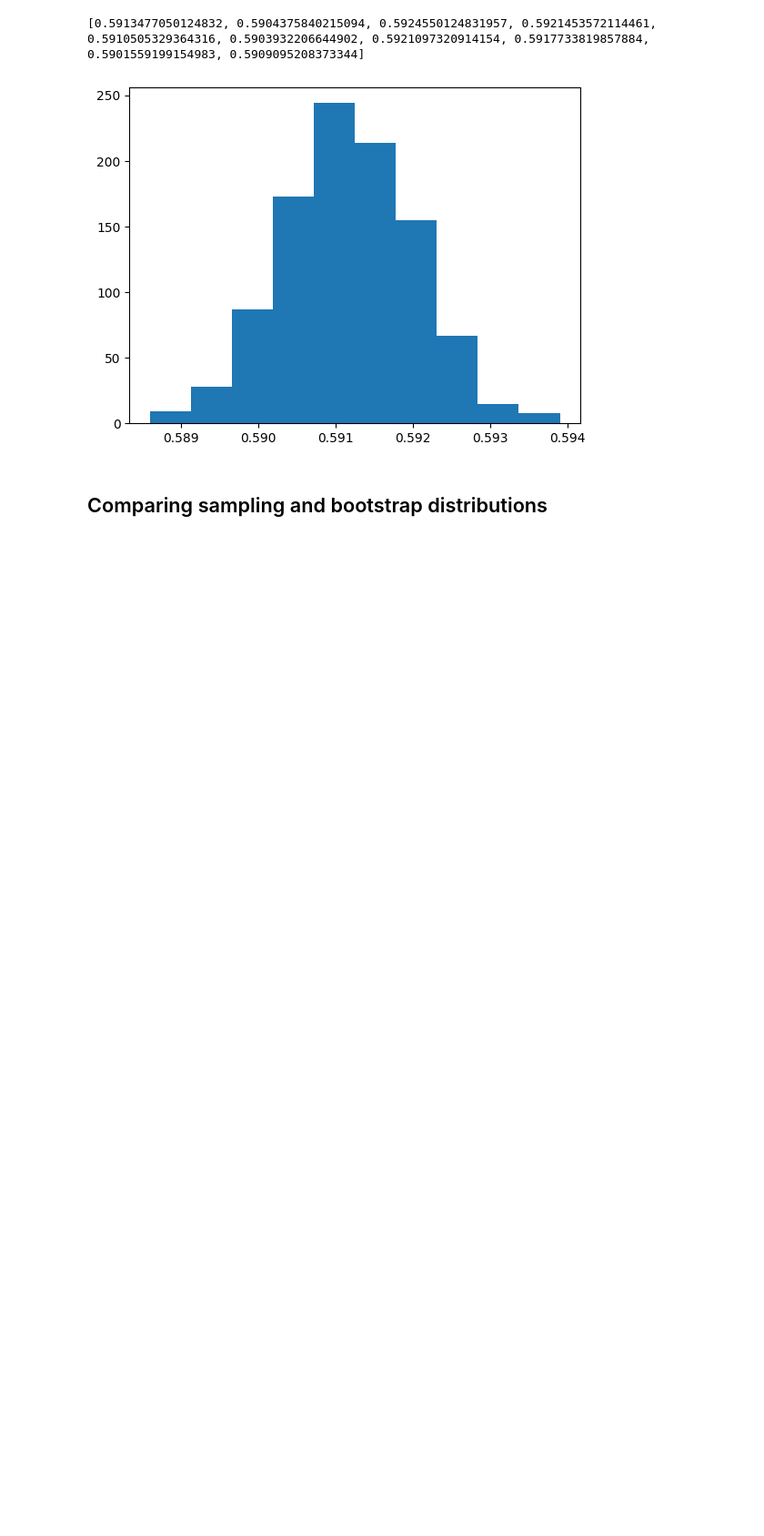
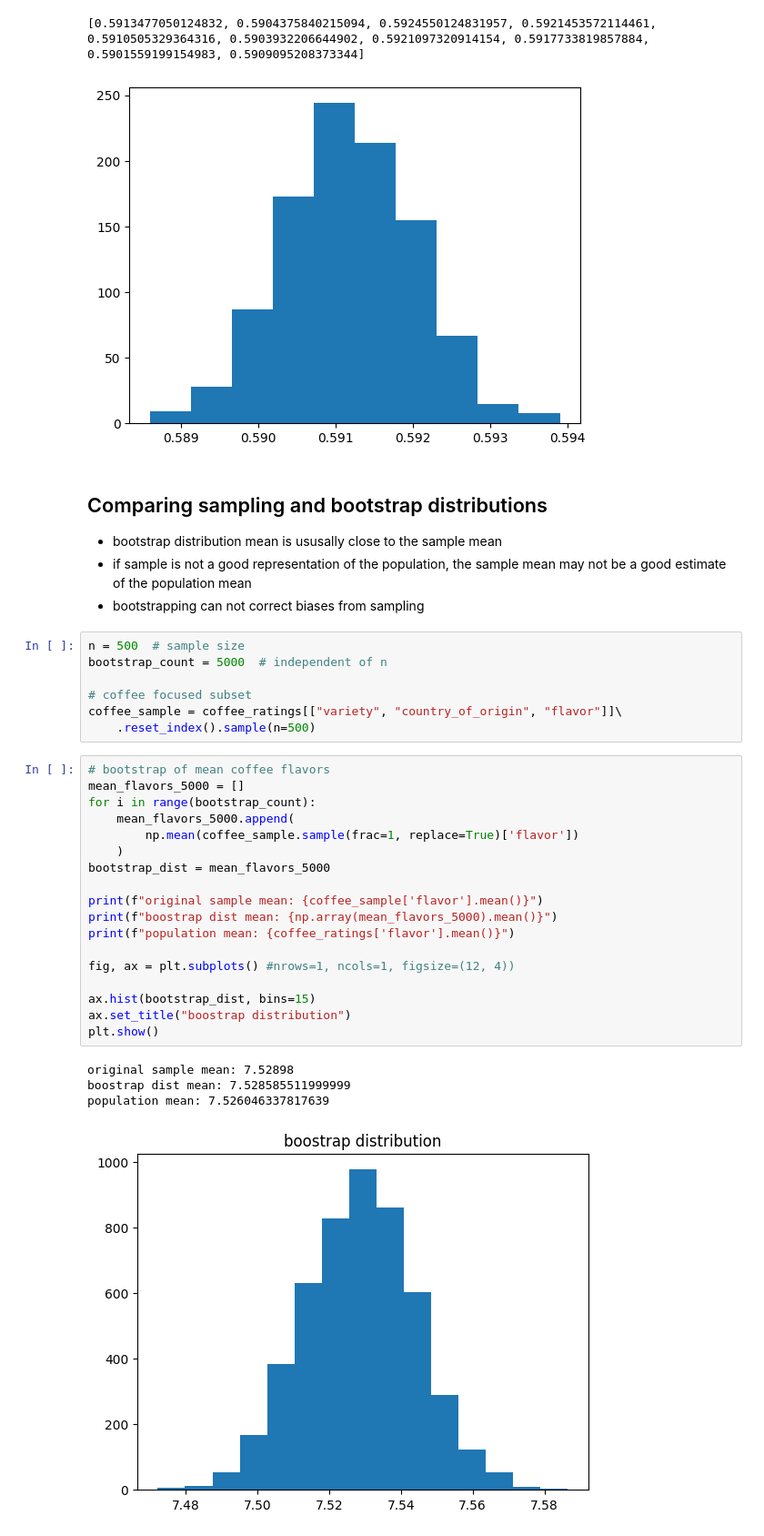
Before and after one commit to MichaelSzczepaniak/DataCamp, a Jupyter notebook: Tracks/Associate Data Scientist/28 Sampling in Python/SamplingInPython.ipynb, the cells around one changed output. Shown: that part at 91% size. Saved outputs shown, nothing was run; the diff lists cells and outputs as text; blank space fills up the shorter version.

Commit message:
add last section on conf ints, complete sampling course, start hypothesis testing and add initial data sets

```diff
--- a/Tracks/Associate Data Scientist/28 Sampling in Python/SamplingInPython.ipynb
+++ b/Tracks/Associate Data Scientist/28 Sampling in Python/SamplingInPython.ipynb
@@ -1134,3 +1134,37 @@ plt.show()
 [figure]
 # %% [markdown]
 ## Comparing sampling and bootstrap distributions
+
++ bootstrap distribution mean is ususally close to the sample mean
++ if sample is not a good representation of the population, the sample mean may not be a good estimate of the population mean
++ bootstrapping can not correct biases from sampling
+# %%
+n = 500  # sample size
+bootstrap_count = 5000  # independent of n
+
+# coffee focused subset
+coffee_sample = coffee_ratings[["variety", "country_of_origin", "flavor"]]\
+    .reset_index().sample(n=500)
+# %%
+# bootstrap of mean coffee flavors
+mean_flavors_5000 = []
+for i in range(bootstrap_count):
+    mean_flavors_5000.append(
+        np.mean(coffee_sample.sample(frac=1, replace=True)['flavor'])
+    )
+bootstrap_dist = mean_flavors_5000
+
+print(f"original sample mean: {coffee_sample['flavor'].mean()}")
+print(f"boostrap dist mean: {np.array(mean_flavors_5000).mean()}")
+print(f"population mean: {coffee_ratings['flavor'].mean()}")
+
+fig, ax = plt.subplots() #nrows=1, ncols=1, figsize=(12, 4))
+
+ax.hist(bootstrap_dist, bins=15)
+ax.set_title("boostrap distribution")
+plt.show()
+# %% [output]
+original sample mean: 7.52898
+boostrap dist mean: 7.528585511999999
+population mean: 7.526046337817639
+[figure, added]
```
Also changed, not shown: parts of 20 cells of this notebook, 5 other files.
